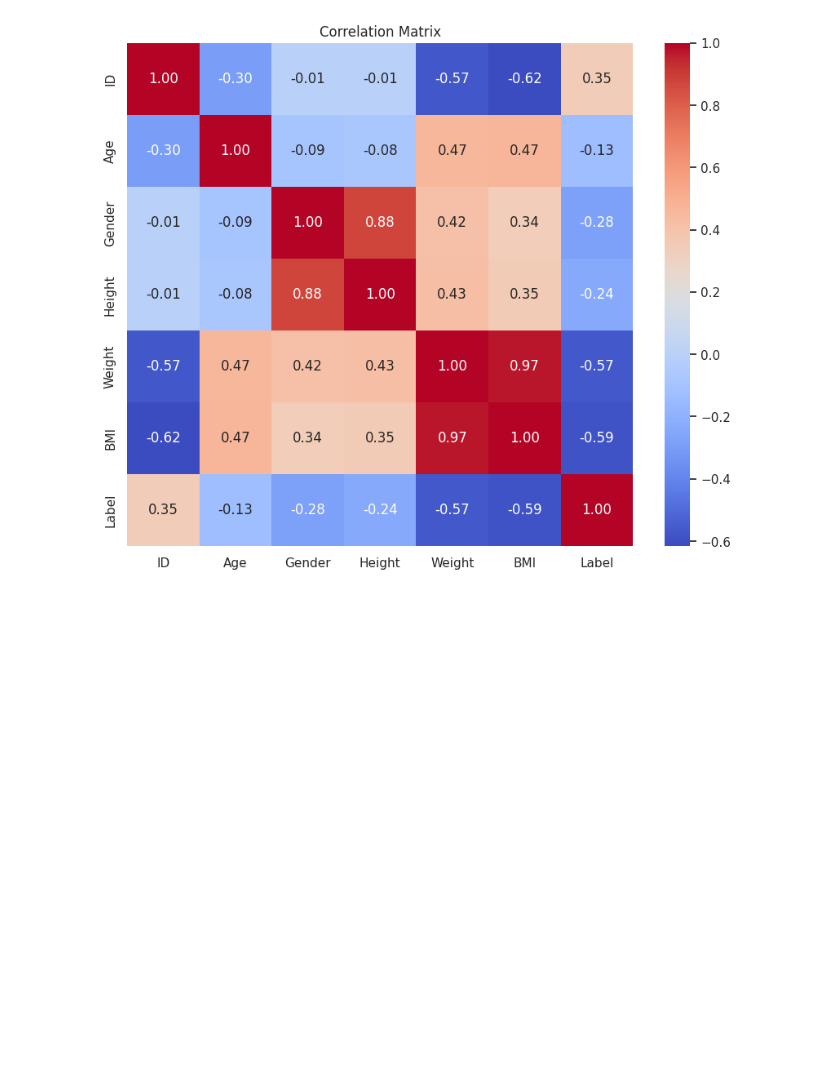
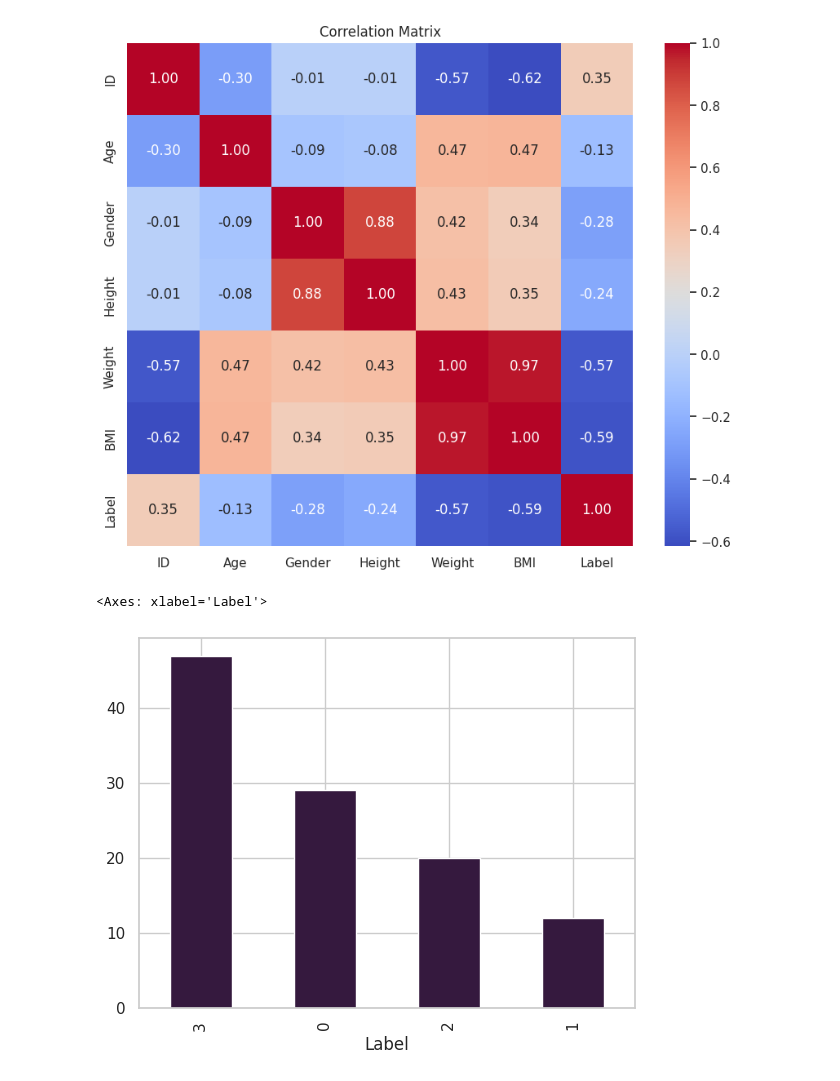
Before and after one commit to RICKY-UPB/Leanbackhimaupb, a Jupyter notebook: Klasifikasi_Obesitas.ipynb, the cells around one changed output. Drawn from its saved outputs; the diff is of its cells as text; code cells hidden in the pictures; blank space fills up the shorter version.

```diff
--- a/Klasifikasi_Obesitas.ipynb
+++ b/Klasifikasi_Obesitas.ipynb
@@ -352,3 +352,8 @@ plt.title('Correlation Matrix')
 plt.show()
 # %% [output]
 [figure]
+# %%
+df['Label'].value_counts().plot(kind='bar')
+# %% [output]
+<Axes: xlabel='Label'>
+[figure, added]
```
Also changed, not shown: parts of 1 cell of this notebook.
